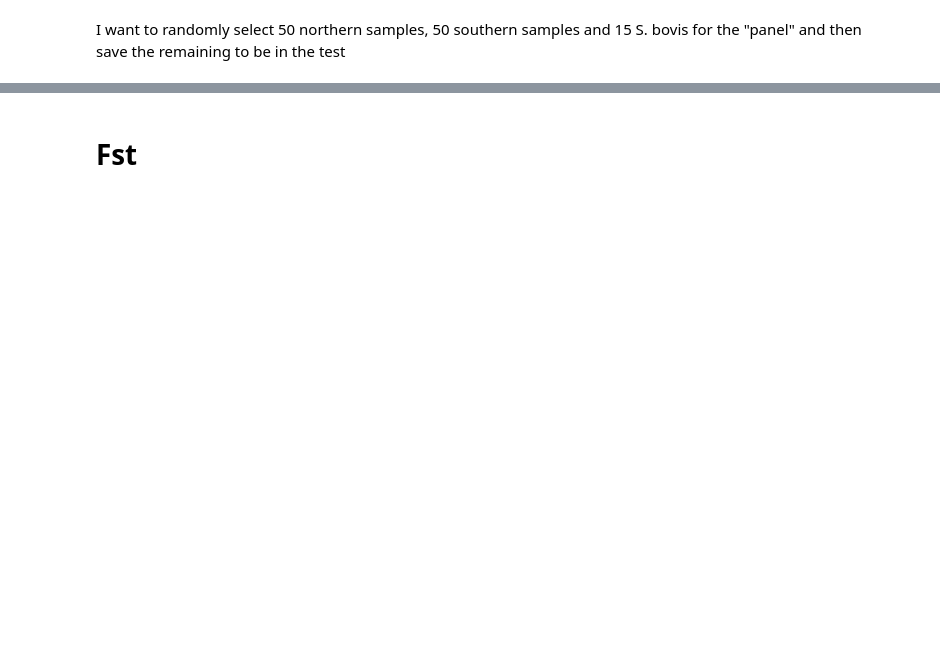
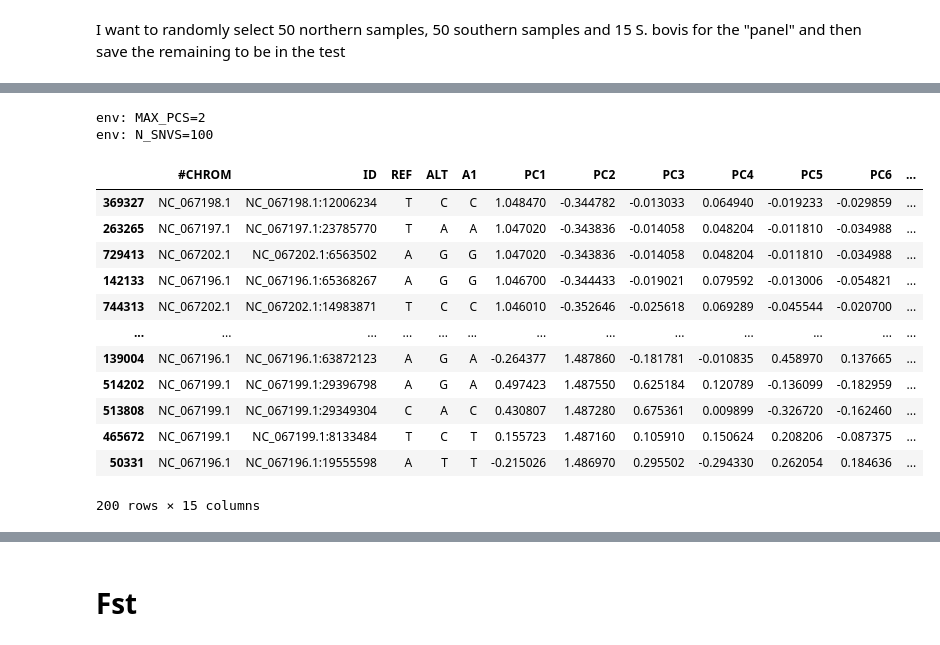
Before and after one commit to nealplatt/schisto_aim_panel, a Jupyter notebook: code/aim_panel_development.ipynb, the cells around one changed output, grey strips where cells are left out. Cells and saved outputs as stored; diff of their text form; code cells hidden in the pictures; blank space fills up the shorter version.

```diff
--- a/code/aim_panel_development.ipynb
+++ b/code/aim_panel_development.ipynb
@@ -106,0 +250,37 @@ conda run -n popgen --live-stream vcftools --vcf scan_snvs.ld.vcf --not-chr NC_0
+# %%
+max_pcs = 2
+n_snvs_per_pc = 500
+
+%env MAX_PCS=$max_pcs
+%env N_SNVS=$n_snvs_per_pc
+
+# Dictionary to store top variants for each PC
+top_variants_per_pc = {}
+
+# Iterate over the first six PCs
+for i in range(1, max_pcs + 1):  # Assuming PCs start from column index 1
+    pc_name = f"PC{i}"  # Get column name for reference
+    top_variants_per_pc[pc_name] = load_df.nlargest(n_snvs_per_pc, pc_name)
+
+# Combine all selected variants into a single DataFrame
+top_variants_all_pcs = pd.concat(top_variants_per_pc.values()).drop_duplicates()
+
+top_variants_all_pcs.to_csv(f"top_variants_pc1-{max_pcs}_n{n_snvs_per_pc}.csv", sep=",", header=True, index=False)
+top_variants_all_pcs["ID"].to_csv(f"top_variants_pc1-{max_pcs}_n{n_snvs_per_pc}.list", sep=",", header=True, index=False)
+top_variants_all_pcs
+# %% [output]
+env: MAX_PCS=2
+env: N_SNVS=100
+|  | #CHROM | ID | REF | ALT | A1 | PC1 | PC2 | PC3 | PC4 | PC5 | PC6 | ... |
+| 369327 | NC_067198.1 | NC_067198.1:12006234 | T | C | C | 1.048470 | -0.344782 | -0.013033 | 0.064940 | -0.019233 | -0.029859 | ... |
+| 263265 | NC_067197.1 | NC_067197.1:23785770 | T | A | A | 1.047020 | -0.343836 | -0.014058 | 0.048204 | -0.011810 | -0.034988 | ... |
+| 729413 | NC_067202.1 | NC_067202.1:6563502 | A | G | G | 1.047020 | -0.343836 | -0.014058 | 0.048204 | -0.011810 | -0.034988 | ... |
+| 142133 | NC_067196.1 | NC_067196.1:65368267 | A | G | G | 1.046700 | -0.344433 | -0.019021 | 0.079592 | -0.013006 | -0.054821 | ... |
+| 744313 | NC_067202.1 | NC_067202.1:14983871 | T | C | C | 1.046010 | -0.352646 | -0.025618 | 0.069289 | -0.045544 | -0.020700 | ... |
+| ... | ... | ... | ... | ... | ... | ... | ... | ... | ... | ... | ... | ... |
+| 139004 | NC_067196.1 | NC_067196.1:63872123 | A | G | A | -0.264377 | 1.487860 | -0.181781 | -0.010835 | 0.458970 | 0.137665 | ... |
+| 514202 | NC_067199.1 | NC_067199.1:29396798 | A | G | A | 0.497423 | 1.487550 | 0.625184 | 0.120789 | -0.136099 | -0.182959 | ... |
+| 513808 | NC_067199.1 | NC_067199.1:29349304 | C | A | C | 0.430807 | 1.487280 | 0.675361 | 0.009899 | -0.326720 | -0.162460 | ... |
+| 465672 | NC_067199.1 | NC_067199.1:8133484 | T | C | T | 0.155723 | 1.487160 | 0.105910 | 0.150624 | 0.208206 | -0.087375 | ... |
+| 50331 | NC_067196.1 | NC_067196.1:19555598 | A | T | T | -0.215026 | 1.486970 | 0.295502 | -0.294330 | 0.262054 | 0.184636 | ... |
+200 rows × 15 columns
```
Also changed, not shown: parts of 58 cells of this notebook, 2 other files.
